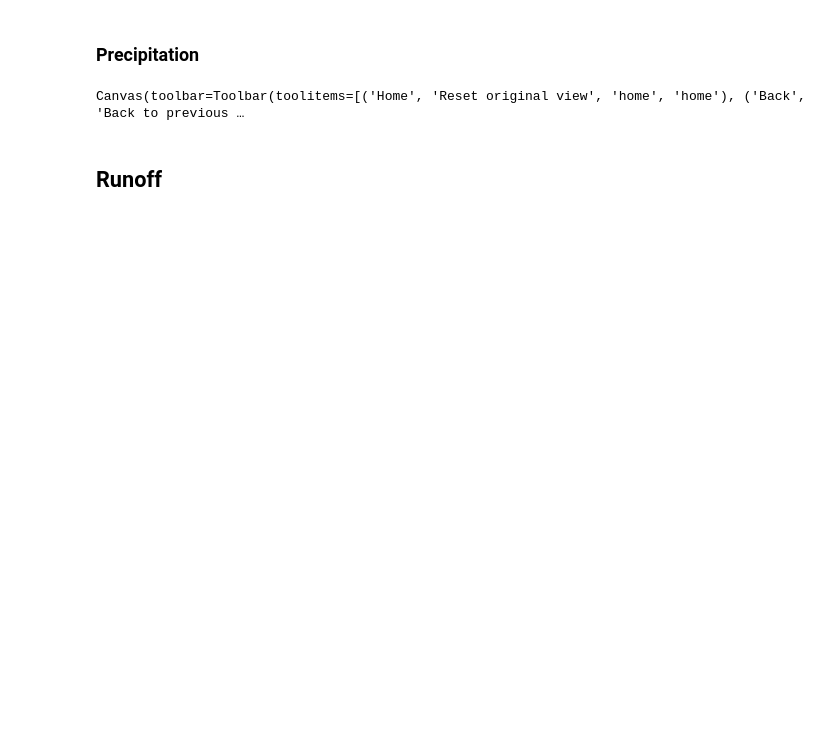
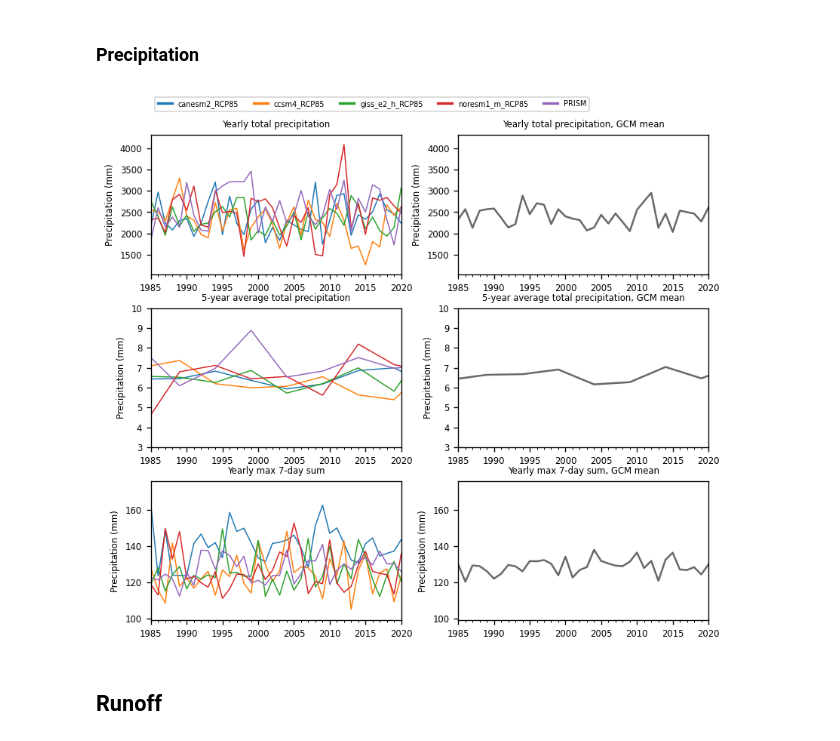
Before and after one commit to jrobertson2000/PNW_VELMA, a Jupyter notebook: notebooks/historical.ipynb, the cells around one changed output. Saved outputs shown, nothing was run; the diff lists cells and outputs as text; code cells hidden in the pictures; blank space fills up the shorter version.

```diff
--- a/notebooks/historical.ipynb
+++ b/notebooks/historical.ipynb
@@ -40,6 +38,7 @@ plt.rc('ytick', labelsize=SMALL_SIZE)    # fontsize of the tick labels
 plt.rc('legend', fontsize=SMALL_SIZE)    # legend fontsize
 plt.rc('axes', titlesize=SMALL_SIZE)  # fontsize of the figure title
 plt.rcParams['figure.dpi'] = 120
+export_dpi = 220
 # %%
 gcms = ['canesm2_RCP85', 'ccsm4_RCP85', 'giss_e2_h_RCP85', 'noresm1_m_RCP85', 'PRISM']
 sim_start = pd.to_datetime('01-01-1984')
@@ -75,13 +74,13 @@ for gcm in [x for x in gcms if x!='PRISM']:
 temp_file_path = config.velma_data / 'temp' / 'PRISM_{}_{}_temp.csv'.format(sim_start.year % 100,
                                                                             sim_end.year % 100)
 temp_file = pd.read_csv(temp_file_path, names=['temp'])
-temp_file.index = sim_range
+temp_file.index = pd.date_range(sim_start, sim_end)
 temp_files.append(temp_file)
 
 precip_file_path = config.velma_data / 'precip' / 'PRISM_{}_{}_gauge_avg_ppt.csv'.format(sim_start.year % 100,
                                                                                          sim_end.year % 100)
 precip_file = pd.read_csv(precip_file_path, names=['precip'])
-precip_file.index = sim_range
+precip_file.index = pd.date_range(sim_start, sim_end)
 precip_files.append(precip_file)
 # %%
 # Import results files
@@ -98,12 +97,11 @@ for scenario in scenarios:
     annuals_scenario = []
     scenario_dir = config.velma_data.parents[1] / 'results' / scenario
     dirs = os.listdir(scenario_dir)
-    for directory in dirs:
+    for gcm in gcms:
         results_dir = scenario_dir / 'ellsworth_{}_{}_{}_{}'.format(scenario,
                                                                     sim_start.year % 100,
                                                                     sim_end.year % 100,
                                                                     gcm)
-        results_dir = scenario_dir / directory
 
         daily_results = pd.read_csv(results_dir / 'DailyResults.csv')
 
@@ -114,11 +112,7 @@ for scenario in scenarios:
         daily_results.index = rng
         dailies_scenario.append(daily_results)
 
-#         annual_results = pd.read_csv(results_dir / 'AnnualResults.csv')
-#         annuals_scenario.append(annual_results)
-
     dailies.append(dailies_scenario)
-#     annuals.append(annuals_scenario)
 # %% [markdown]
 # Climate drivers
 # %% [markdown]
@@ -180,12 +174,12 @@ fig, axes = plt.subplots(ncols=2, nrows=3, figsize=(7, 6))
 cmap = sns.color_palette('tab10', len(gcms))
 lim_factor = 0.5  # Padding value for min and max ylimits
 
-leftcols = ['Yearly total precipitation', '5-year total precipitation', 'Yearly max 7-day sum']
+leftcols = ['Yearly total precipitation', '5-year average total precipitation', 'Yearly max 7-day sum']
 rightcols = ['{}, GCM mean'.format(x) for x in leftcols]
-ylabs = np.repeat(['Degrees (C)' for x in leftcols], 2)
+ylabs = np.repeat(['Precipitation (mm)' for x in leftcols], 2)
 
 for i, scenario in enumerate(scenarios):
-    z = [x.groupby(pd.Grouper(freq='Y')).mean() for x in precip_files]
+    z = [x.groupby(pd.Grouper(freq='Y')).sum() for x in precip_files]
     ppt_y_sum = pd.concat([x for x in z], axis=1)
 
     z = [x.groupby(pd.Grouper(freq='5Y')).mean() for x in precip_files]
@@ -195,34 +189,34 @@ for i, scenario in enumerate(scenarios):
     yearly_7day_max = pd.concat([x.groupby(pd.Grouper(freq='y')).max() for x in z], axis=1)
 
     dfs = []
     for df in [ppt_y_sum, ppt_5y_sum, yearly_7day_max]:
         df.columns = gcms
         dfs.append(df)
 
     for j, ax in enumerate(axes):
         dfs[j].plot(ax=axes[j, 0], linewidth=0.9, color=cmap)
         axes[j, 0].title.set_text(leftcols[j])
         dfs[j].mean(axis=1).plot(ax=axes[j, 1], label=scenario, color='dimgray')
         axes[j, 1].title.set_text(rightcols[j])
         ymin = np.floor(np.min(dfs[j].to_numpy()) - (np.std(dfs[j].to_numpy()) * lim_factor))
         ymax = np.ceil(np.max(dfs[j].to_numpy()) + (np.std(dfs[j].to_numpy()) * lim_factor))
         axes[j, 0].set_ylim([ymin, ymax])
         axes[j, 1].set_ylim([ymin, ymax])
         axes[j, 0].get_legend().remove()
 
 for i, ax in enumerate(axes.flat):
     ax.set_xlim([sim_start + pd.DateOffset(years=1), sim_end])
     ax.xaxis.label.set_visible(False)
     ax.set_ylabel(ylabs[i])
 
 plt.tight_layout(rect=[0, 0, 1, 0.99], h_pad=0.01, w_pad=0.00)
 leg = axes[0, 0].legend(loc='upper left', bbox_to_anchor=(0, 1.3), fancybox=True, ncol=5, fontsize='small')
 for legobj in leg.legendHandles:
     legobj.set_linewidth(2.0)
 
 fig.savefig(out_dir / 'precipitation.png', bbox_inches='tight', dpi=export_dpi)
 # %% [output]
-Canvas(toolbar=Toolbar(toolitems=[('Home', 'Reset original view', 'home', 'home'), ('Back', 'Back to previous …
+[figure, added]
 # %% [markdown]
 ## Runoff
 # %%
```
Also changed, not shown: parts of 6 cells of this notebook, 1 other file.
